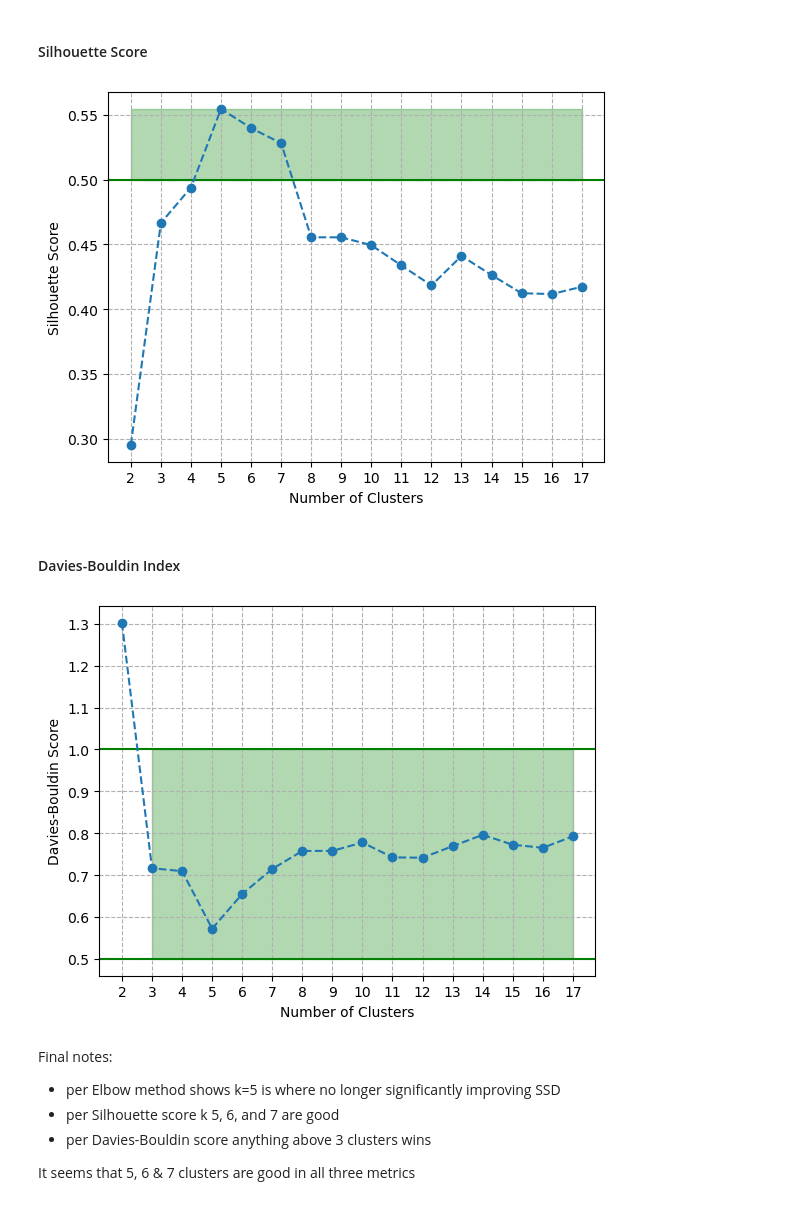
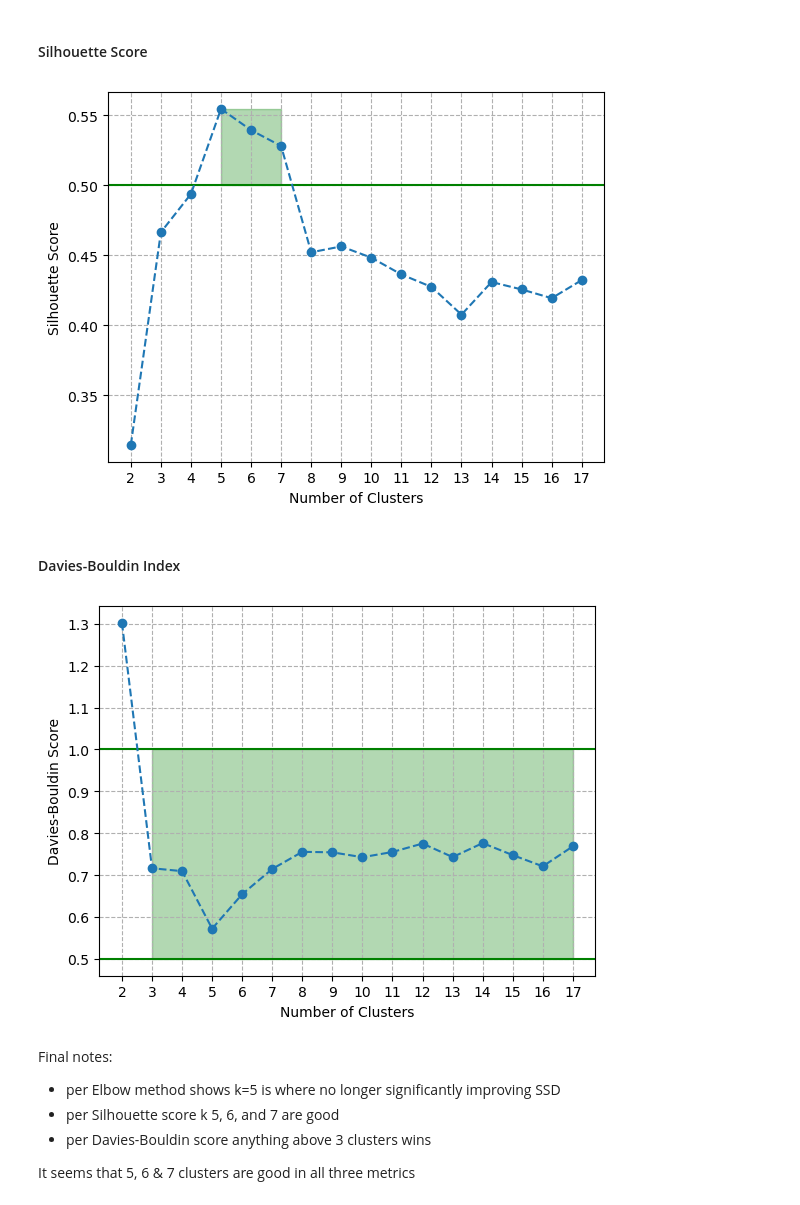
Before and after one commit to btemovska/Machine_Learning, a Jupyter notebook: 3. Clustering/1.1 K-Means-MallCustomers.ipynb, the cells around one changed output. Saved outputs shown, nothing was run; the diff lists cells and outputs as text; code cells hidden in the pictures.

```diff
--- a/3. Clustering/1.1 K-Means-MallCustomers.ipynb
+++ b/3. Clustering/1.1 K-Means-MallCustomers.ipynb
@@ -69,7 +69,7 @@ array([[-1.73899919, -0.43480148],
 # %%
 from sklearn.cluster import KMeans
 
-model = KMeans(n_clusters = 5)
+model = KMeans(n_clusters = 5, init='k-means++')
 model.fit(scaled_X)
 # %% [output]
 KMeans(n_clusters=5)
@@ -180,7 +187,7 @@ k_values = np.array(range(2, 18))
 ssd = []
 
 for k in k_values:
-    model = KMeans(n_clusters=k)
+    model = KMeans(n_clusters=k, init='k-means++')
     model.fit(scaled_X)
     ssd.append(model.inertia_)  # SSD points to cluster center
 
@@ -200,26 +207,26 @@ plt.show()
 # %%
 silhouette = []
 
 for k in k_values:
-    model = KMeans(n_clusters=k)
+    model = KMeans(n_clusters=k, init='k-means++')
     model.fit(scaled_X)
     silhouette.append(silhouette_score(scaled_X, model.labels_))
 
 silhouette = np.array(silhouette)
 plt.axhline(y=0.5, color='green')
-plt.fill_between(k_values, 0.5, silhouette.max(), where=(db_scores >= 0.5) , color='green', alpha=0.3)
+plt.fill_between(k_values, 0.5, silhouette.max(), where=(silhouette >= 0.5) , color='green', alpha=0.3)
 
 plt.plot(k_values, silhouette, 'o--')
 plt.xlabel('Number of Clusters')
 plt.ylabel('Silhouette Score')
 plt.xticks(k_values)
 plt.grid(True, linestyle='--')
 
 plt.show()
 
 #above 0.5 is good
 # %% [output]
-[figure, old version]
+[figure, new version]
 # %% [markdown]
 #### Davies-Bouldin Index
 # %%
@@ -227,7 +234,7 @@ db_scores = []
 k_values = np.array(range(2, 18))
 
 for k in k_values:
-    model = KMeans(n_clusters=k)
+    model = KMeans(n_clusters=k, init='k-means++')
     model.fit(scaled_X)
     db_scores.append(davies_bouldin_score(scaled_X, model.labels_))
 
@@ -246,7 +253,7 @@ plt.show()
 
 #0.5 and 1 is excellent
 # %% [output]
-[figure, old version]
+[figure, new version]
 # %% [markdown]
 Final notes:
 - per Elbow method shows k=5 is where no longer significantly improving SSD
```
Also changed, not shown: parts of 6 cells of this notebook.
